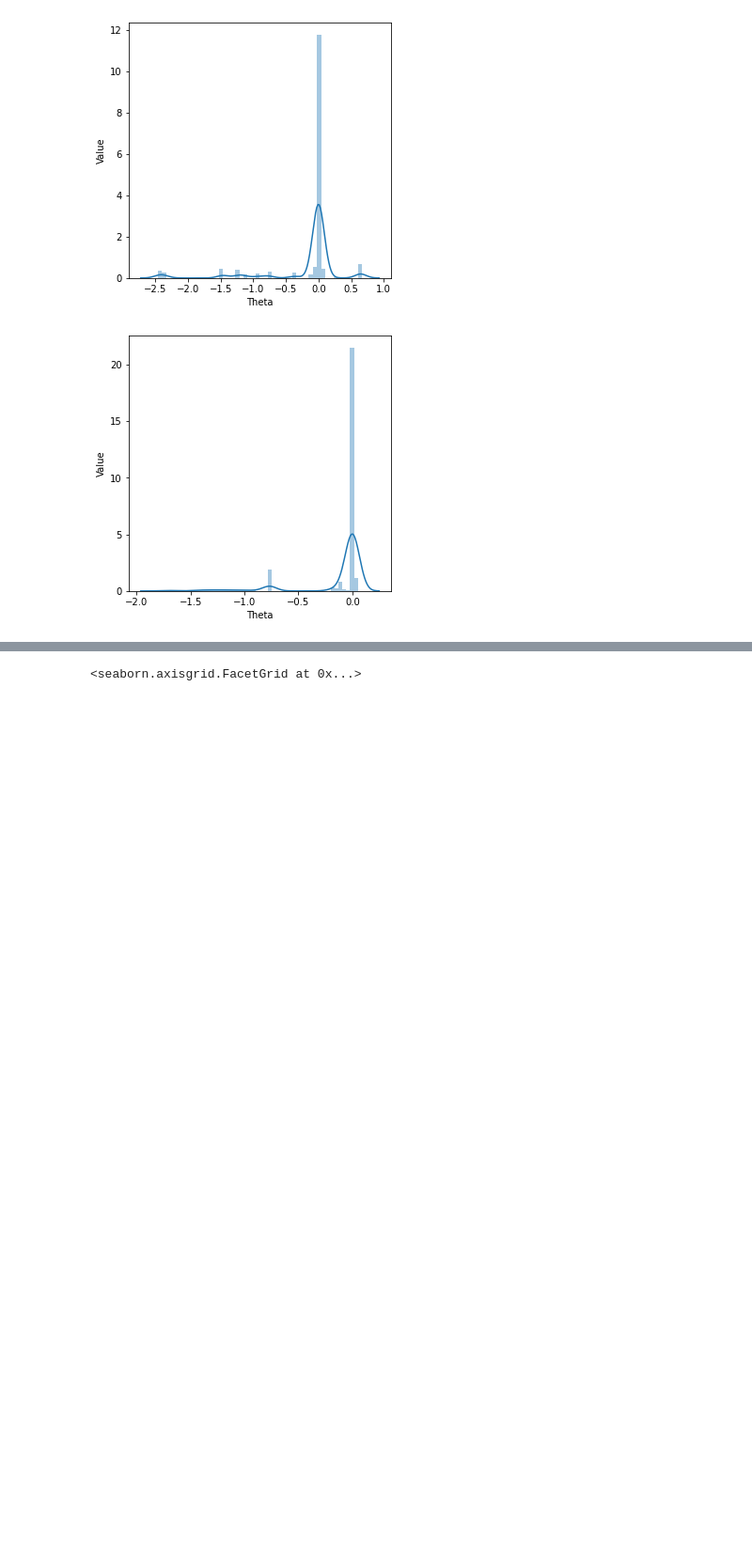
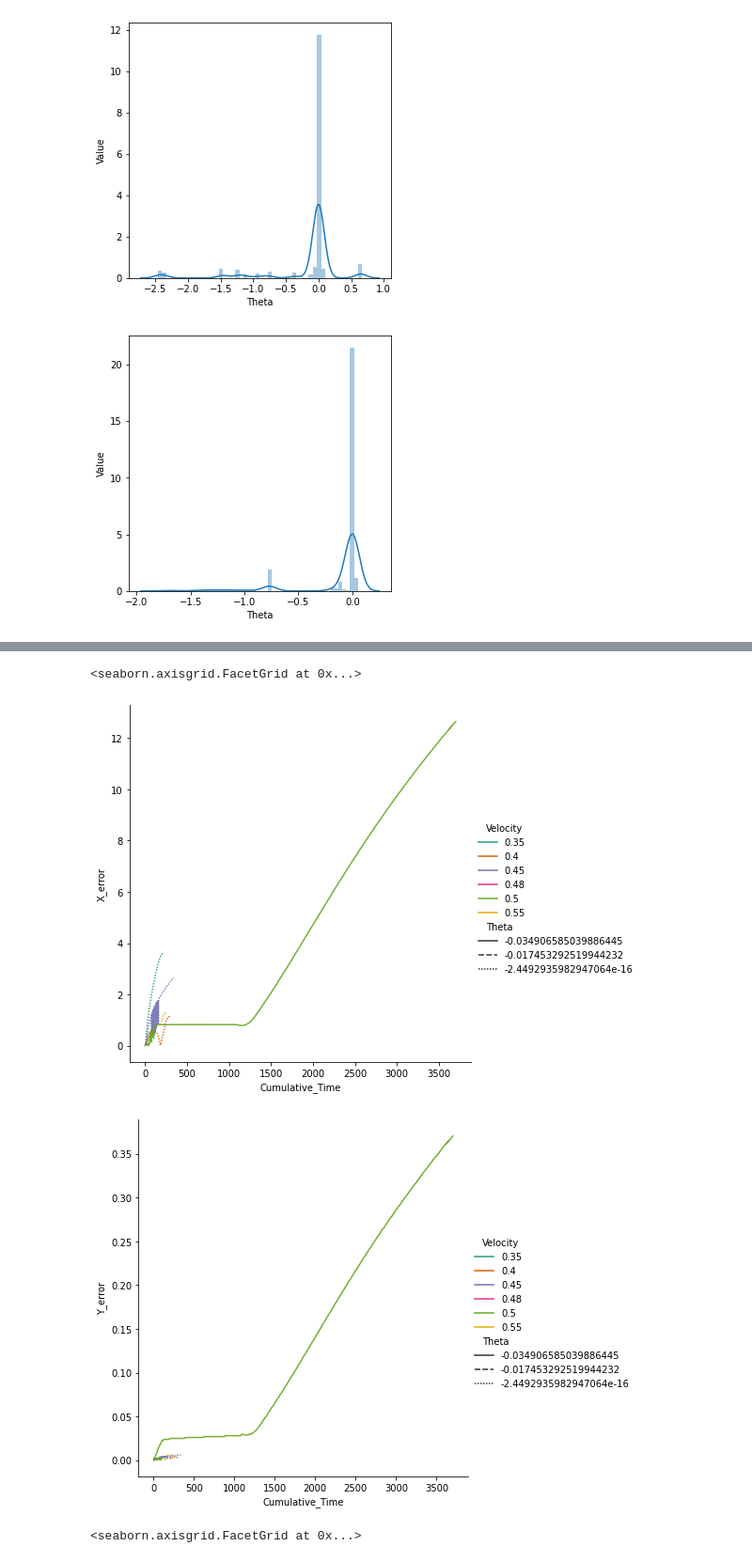
Before and after one commit to tejalvs/RobotOdometryMining, a Jupyter notebook: EDA.ipynb, the cells around one changed output, grey strips where cells are left out. Shown at 94% size. Cells and saved outputs as stored; diff of their text form; code cells hidden in the pictures; blank space fills up the shorter version.

```diff
--- a/EDA.ipynb
+++ b/EDA.ipynb
@@ -125,3 +127,19 @@ sns.relplot(y="Y_error", x="Cumulative_Time", hue="Velocity", size="Theta",
+# %%
+df=mobile_robot_data[mobile_robot_data['Surface_Type']=='CARPET']
+sns.color_palette("tab10")
+data_df=df[df['Velocity']>0.25]
+data_df=data_df[data_df['Theta']!=0]
+data_df=data_df[data_df['Velocity']>0.3]
+sns.relplot(y="X_error", x="Cumulative_Time", hue="Velocity", style="Theta",
+             alpha=.9, sizes=(2, 5),palette="Dark2", kind="line",
+            height=6, data=data_df)
+sns.relplot(y="Y_error", x="Cumulative_Time", hue="Velocity", style="Theta",
+             alpha=.9, sizes=(2, 5),palette="Dark2", kind="line",
+            height=6, data=data_df)
+# %% [output]
+<seaborn.axisgrid.FacetGrid at 0x...>
+[figure, added]
+[figure, added]
 # %%
 df=mobile_robot_data[mobile_robot_data['Surface_Type']=='CARPET']
 sns.color_palette("tab10")
```
Also changed, not shown: parts of 2 cells of this notebook.
